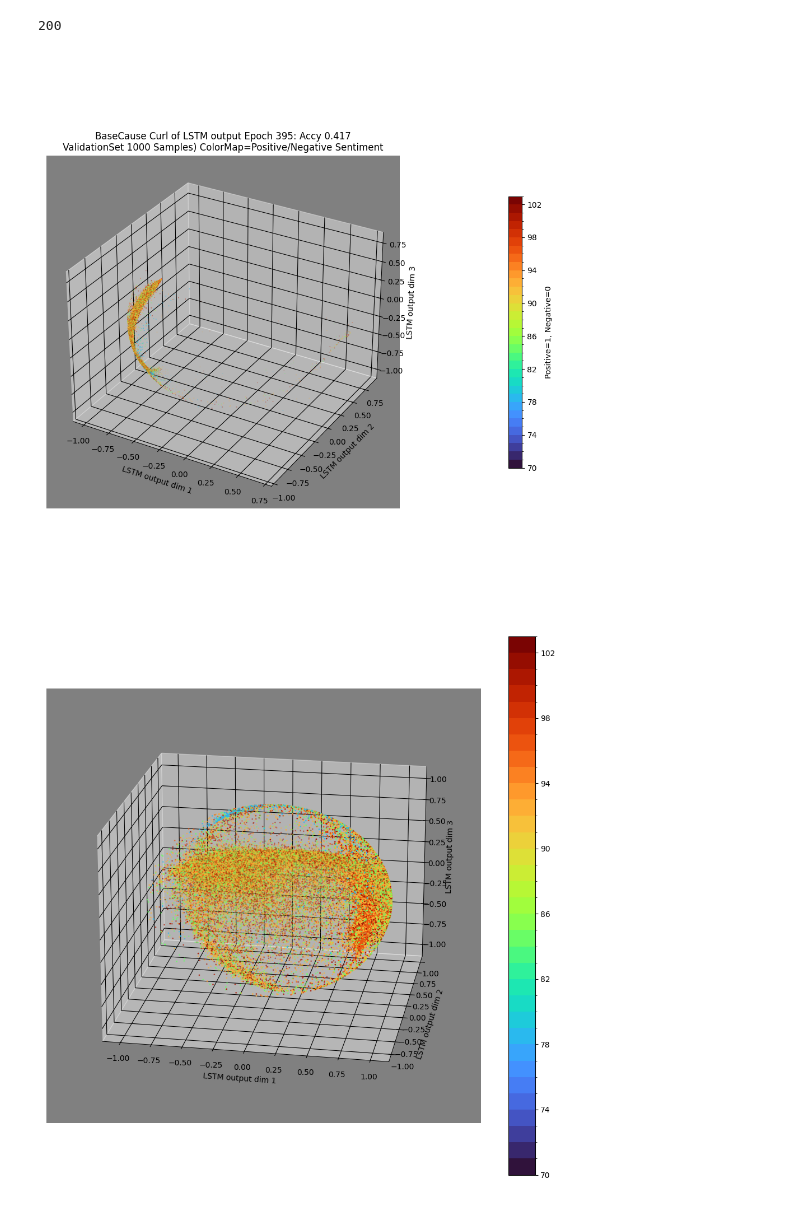
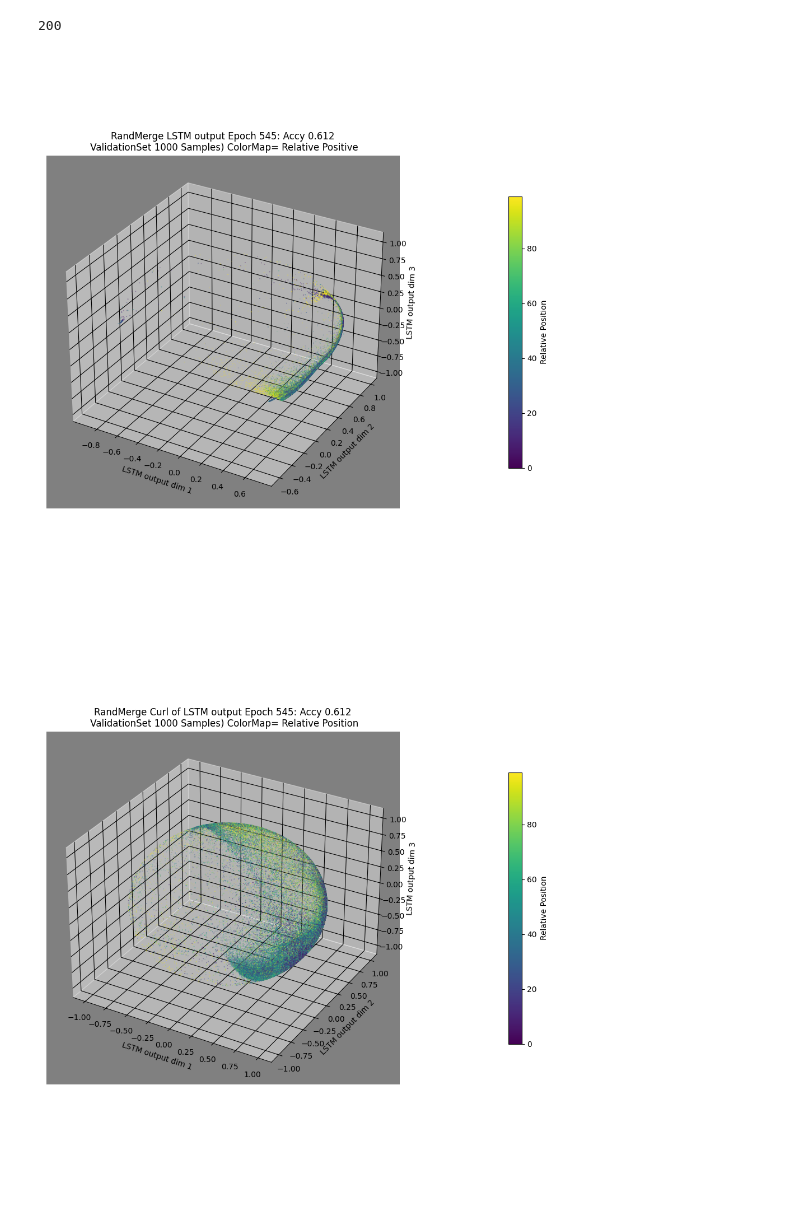
Before and after one commit to tik65536/unitartucs-thesis-tokenMerge, a Jupyter notebook: coding/LSTMOutput_visualization_BaseCase.ipynb, the cells around one changed output. Cells and saved outputs as stored; diff of their text form; code cells hidden in the pictures.

Commit message:
Changes to be committed: 	modified:   LSTMOutput_visualization_BaseCase.ipynb 	modified:   genFig2.py

```diff
--- a/coding/LSTMOutput_visualization_BaseCase.ipynb
+++ b/coding/LSTMOutput_visualization_BaseCase.ipynb
@@ -105,5 +109,5 @@ for i in range(len(run)):
 # %%
-curdataList = glob.glob(f'{path}{run[5]}/val_curldata_*.plk')
+curdataList = glob.glob(f'{path}{run[17]}/val_curldata_*.plk')
 curldata={}
 for file in curdataList:
     with open(f'{file}','rb') as f:
@@ -156,20 +159,28 @@ epoch_curl_unit = epoch_curl/ curl_l.reshape(1000,175,1)
 200
 # %%
 norm = Normalize()
-norm2 = Normalize()
-negcolormap = cm.turbo
-negcolormap2 = cm.tab10
-norm = colors.BoundaryNorm(np.arange(70,104), negcolormap.N)
-norm.autoscale(poslist)
-nco=negcolormap(norm(poslist))
+negcolormap = cm.viridis
+# POS Color Map
+#norm = colors.BoundaryNorm(np.arange(70,104), negcolormap.N)
+#norm.autoscale(poslist)
+#nco=negcolormap(norm(poslist))
 
-#co=np.arange(100)
+# Relative Position
+co=np.arange(100)
+norm.autoscale(co)
+nco=negcolormap(norm(co))
+
+# Positive Negative Sentiment
 #co=np.zeros((1000,175))
 #co[posidx,:]=1
 #norm.autoscale(co)
 #nco=negcolormap(norm(co))
+
+# Negative Text Frequence
 #norm.autoscale(negtextFreq)
 #nco=negcolormap(norm(negtextFreq))
+
+# Curl Length
 #norm.autoscale(curl_l)
 #nco=negcolormap(norm(curl_l))
 
@@ -189,7 +200,7 @@ for i in range(start,stop):
     p = [ int(k) for k in keep if(k!=-1)]
     keep=np.where(keep!=-1)[0]
     curlax.scatter(sample[keep,i:i+1,0], sample[keep,i:i+1,1], sample[keep,i:i+1,2],
-                 s=0.05,c=nco[keep,i:i+1])
+                 s=0.05,c=nco[p])
     #curlax2.scatter(sample[keep,i:i+1,0], sample[keep,i:i+1,1], sample[keep,i:i+1,2],
     #             s=1,c=nco2[keep,i:i+1])
     #curlax.quiver(sample[keep,i:i+1,0], sample[keep,i:i+1,1], sample[keep,i:i+1,2],
@@ -204,40 +215,40 @@ for i in range(start,stop):
     curlax.set_facecolor('gray')
 sm = plt.cm.ScalarMappable(cmap=negcolormap, norm=norm)
 cbar=curlfig.colorbar(sm,ax=curlax,shrink=0.5,pad=0.2)
-cbar.set_label('Positive=1, Negative=0')
-#curlax.view_init(elev=60, azim=-80)
-curlax.set_title(f"BaseCause Curl of LSTM output Epoch {epoch}: Accy {accy.loc[epoch]['Accy']}\n ValidationSet 1000 Samples) ColorMap=Positive/Negative Sentiment ")
+cbar.set_label('Relative Position')
+
+curlax.set_title(f"RandMerge LSTM output Epoch {epoch}: Accy {accy.loc[epoch]['Accy']}\n ValidationSet 1000 Samples) ColorMap= Relative Positive")
 plt.tight_layout()
 plt.show()
 # %% [output]
-[figure, old version]
+[figure, new version]
 # %%
 plt.close('all')
 plt.rcParams['grid.color'] = "black"
 divfig=plt.figure(figsize=(10,10))
 curlax=divfig.add_subplot(projection='3d')
 curlax.set_facecolor('gray')
 for i in range(start,stop):
     keep=np.ceil(i/test1['length']*100)
     keep=np.where(keep>=100,-1,keep)
     p = [ int(k) for k in keep if(k!=-1)]
     keep=np.where(keep!=-1)[0]
-    curlax.scatter3D(sample_curl[keep,i:i+1,0], sample_curl[keep,i:i+1,1],sample_curl[keep,i:i+1,2],s=1,c=nco[keep,i:i+1])
+    curlax.scatter3D(sample_curl[keep,i:i+1,0], sample_curl[keep,i:i+1,1],sample_curl[keep,i:i+1,2],s=0.05,c=nco[p])
     curlax.set_xlabel('LSTM output dim 1')
     curlax.set_ylabel('LSTM output dim 2')
     curlax.set_zlabel('LSTM output dim 3')
 #sm = plt.cm.ScalarMappable(cmap=cm.bwr, norm=norm)
-#cbar=divfig.colorbar(sm,ax=curlax,shrink=0.5,pad=0.2)
+
 sm = plt.cm.ScalarMappable(cmap=negcolormap, norm=norm)
-cbar=plt.colorbar(sm,ax=curlax)
-#cbar.set_label('Negative Tokens Relative Frequence')
-#curlax.set_title(f"BaseCause Curl of LSTM output Epoch {epoch}: Accy 0.71\n ValidationSet 1000 Samples) ColorMap=Negative Sentiment Token Frequence")
-curlax.view_init(elev=20, azim=-80)
+cbar=divfig.colorbar(sm,ax=curlax,shrink=0.5,pad=0.2)
+cbar.set_label('Relative Position')
+
+curlax.set_title(f"RandMerge Curl of LSTM output Epoch {epoch}: Accy {accy.loc[epoch]['Accy']}\n ValidationSet 1000 Samples) ColorMap= Relative Position")
 
 plt.tight_layout()
 plt.show()
 # %% [output]
-[figure, old version]
+[figure, new version]
 # %%
 posaccounting={}
 for t in list(negCount.keys()):
```
Also changed, not shown: parts of 8 cells of this notebook, 1 other file.
